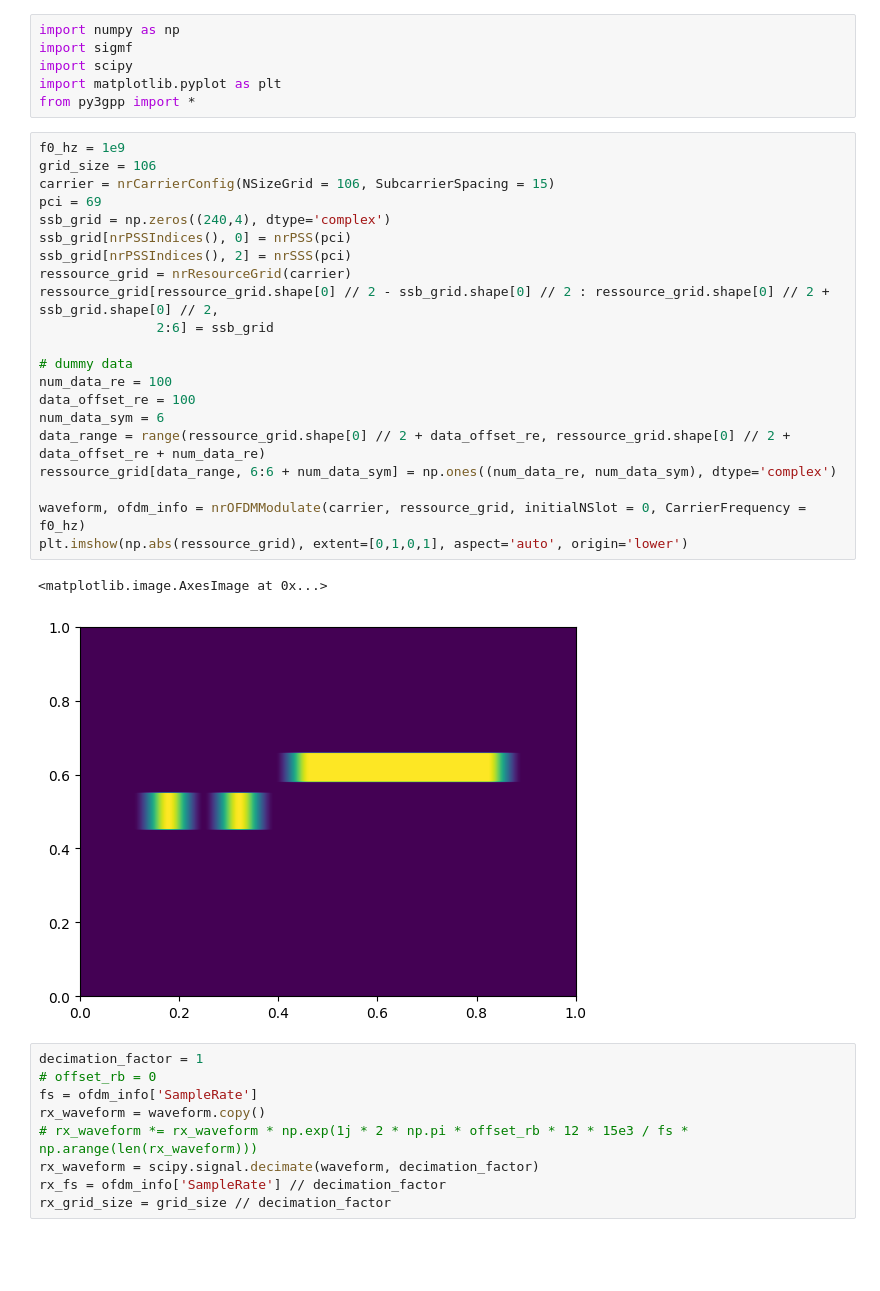
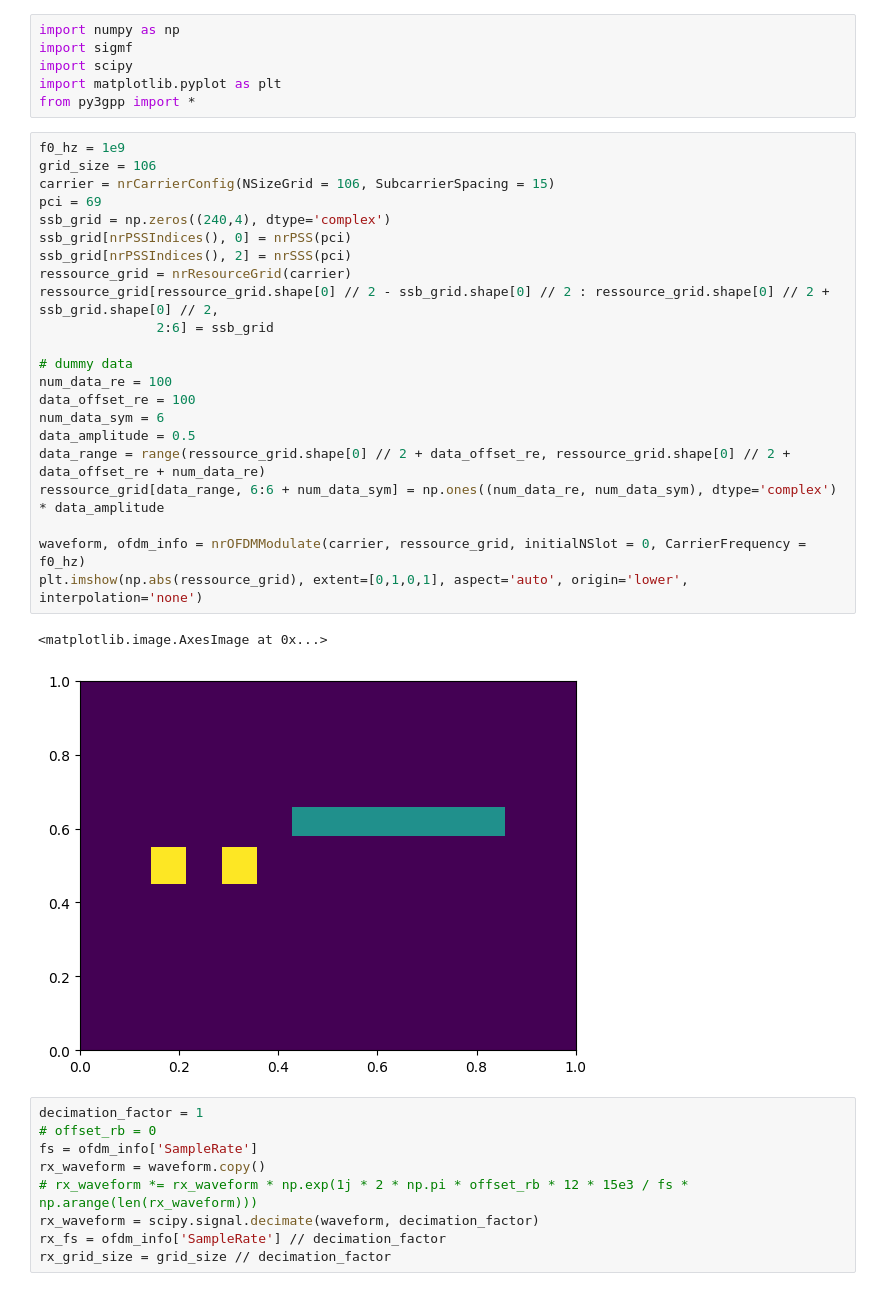
Before and after one commit to catkira/5G_experiments, a Jupyter notebook: phase_comp.ipynb, the cells around one changed output. Saved outputs shown, nothing was run; the diff lists cells and outputs as text; blank space fills up the shorter version.

```diff
--- a/phase_comp.ipynb
+++ b/phase_comp.ipynb
@@ -7,27 +7,28 @@ from py3gpp import *
 # %%
 f0_hz = 1e9
 grid_size = 106
 carrier = nrCarrierConfig(NSizeGrid = 106, SubcarrierSpacing = 15)
 pci = 69
 ssb_grid = np.zeros((240,4), dtype='complex')
 ssb_grid[nrPSSIndices(), 0] = nrPSS(pci)
 ssb_grid[nrPSSIndices(), 2] = nrSSS(pci)
 ressource_grid = nrResourceGrid(carrier)
 ressource_grid[ressource_grid.shape[0] // 2 - ssb_grid.shape[0] // 2 : ressource_grid.shape[0] // 2 + ssb_grid.shape[0] // 2,
                2:6] = ssb_grid
 
 # dummy data
 num_data_re = 100
 data_offset_re = 100
 num_data_sym = 6
+data_amplitude = 0.5
 data_range = range(ressource_grid.shape[0] // 2 + data_offset_re, ressource_grid.shape[0] // 2 + data_offset_re + num_data_re)
-ressource_grid[data_range, 6:6 + num_data_sym] = np.ones((num_data_re, num_data_sym), dtype='complex')
+ressource_grid[data_range, 6:6 + num_data_sym] = np.ones((num_data_re, num_data_sym), dtype='complex') * data_amplitude
 
 waveform, ofdm_info = nrOFDMModulate(carrier, ressource_grid, initialNSlot = 0, CarrierFrequency = f0_hz)
-plt.imshow(np.abs(ressource_grid), extent=[0,1,0,1], aspect='auto', origin='lower')
+plt.imshow(np.abs(ressource_grid), extent=[0,1,0,1], aspect='auto', origin='lower', interpolation='none')
 # %% [output]
 <matplotlib.image.AxesImage at 0x...>
-[figure, old version]
+[figure, new version]
 # %%
 decimation_factor = 1
 # offset_rb = 0
```
Also changed, not shown: parts of 4 cells of this notebook.
